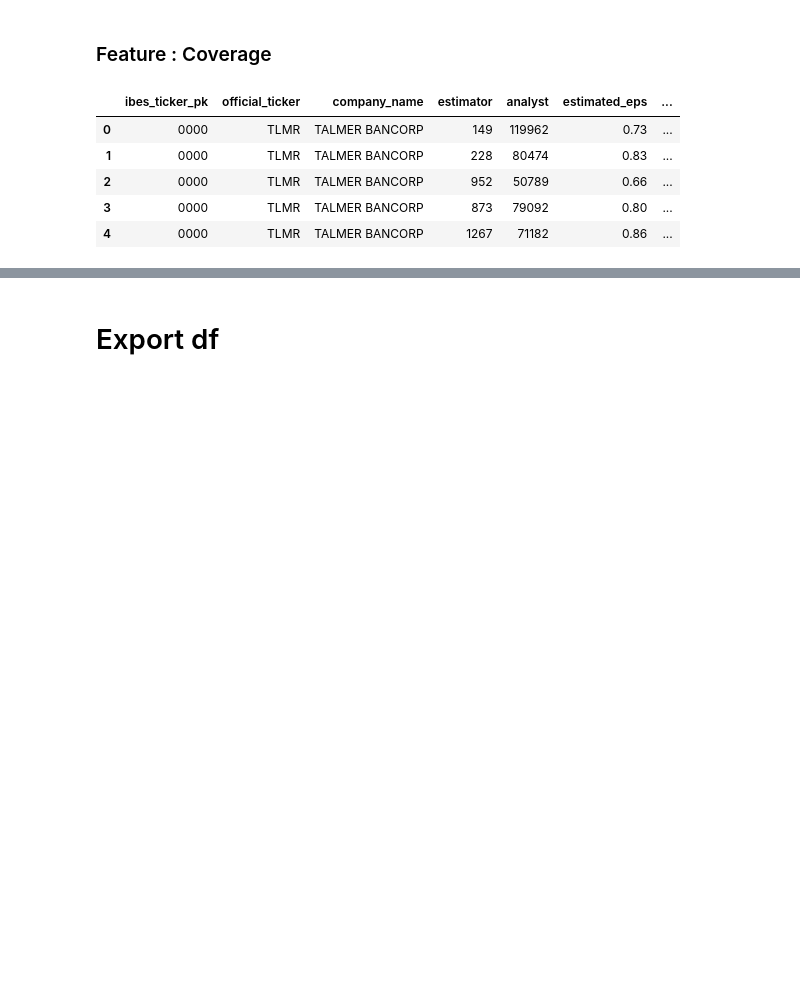
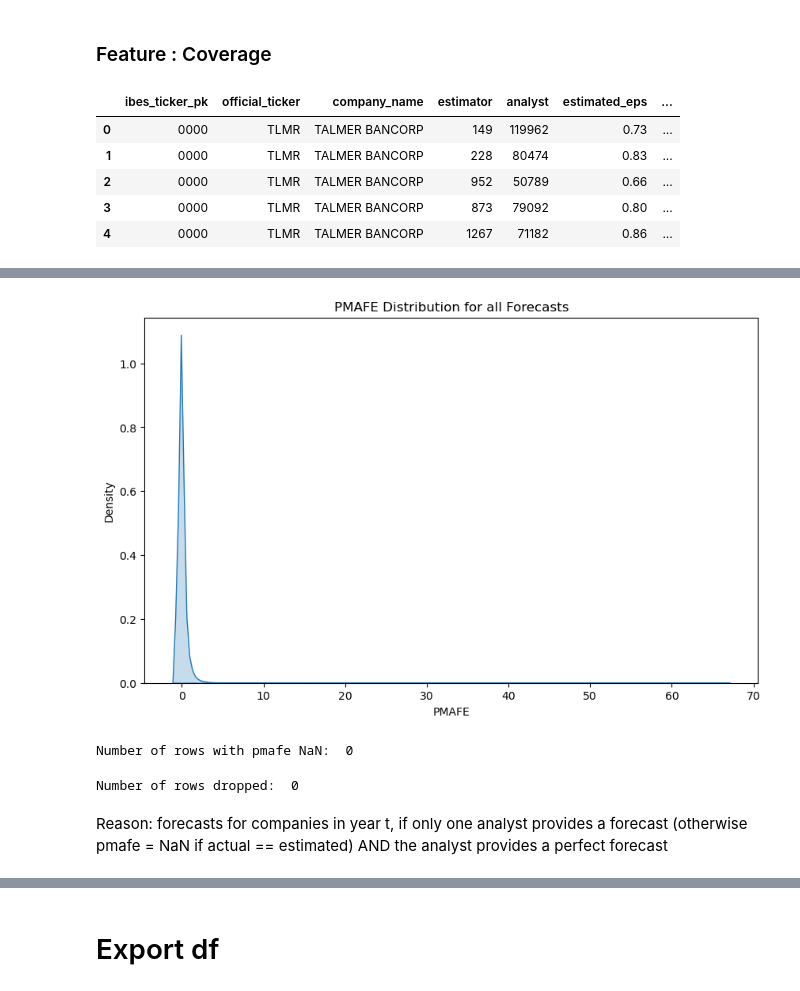
Before and after one commit to moshchev/gsfm_SS24, a Jupyter notebook: notebooks/preprocessing_and_dv.ipynb, the cells around one changed output, grey strips where cells are left out. Drawn from its saved outputs; the diff is of its cells as text; code cells hidden in the pictures; blank space fills up the shorter version.

```diff
--- a/notebooks/preprocessing_and_dv.ipynb
+++ b/notebooks/preprocessing_and_dv.ipynb
@@ -330,0 +299,22 @@ filtered_df
+# %%
+# density plot of PMAFE for all forecasts
+plt.figure(figsize=(10, 6))
+sns.kdeplot(collapsed_df['pmafe'], fill=True)
+plt.title("PMAFE Distribution for all Forecasts")
+plt.xlabel("PMAFE")
+plt.ylabel("Density")
+plt.show()
+# %% [output]
+[figure, added]
+# %%
+# show me all rows where pmafe is NaN and print the count
+print("Number of rows with pmafe NaN: ", collapsed_df['pmafe'].isna().sum())
+# %% [output]
+Number of rows with pmafe NaN:  0
+# %%
+# drop all rows where pmafe is NaN
+collapsed_df = collapsed_df.dropna(subset=['pmafe'])
+# %% [output]
+Number of rows dropped:  0
+# %% [markdown]
+Reason: forecasts for companies in year t, if only one analyst provides a forecast (otherwise pmafe = NaN if actual == estimated) AND the analyst provides a perfect forecast
```
Also changed, not shown: parts of 24 cells of this notebook.
